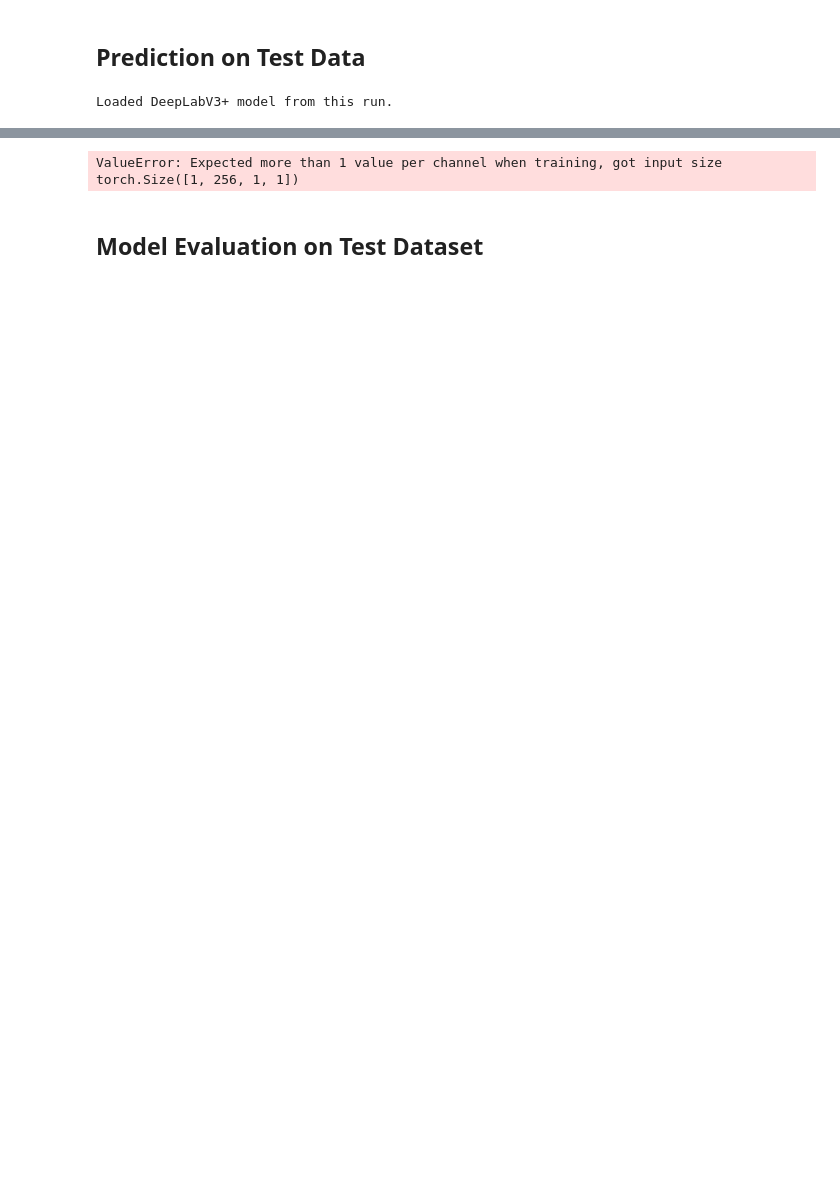
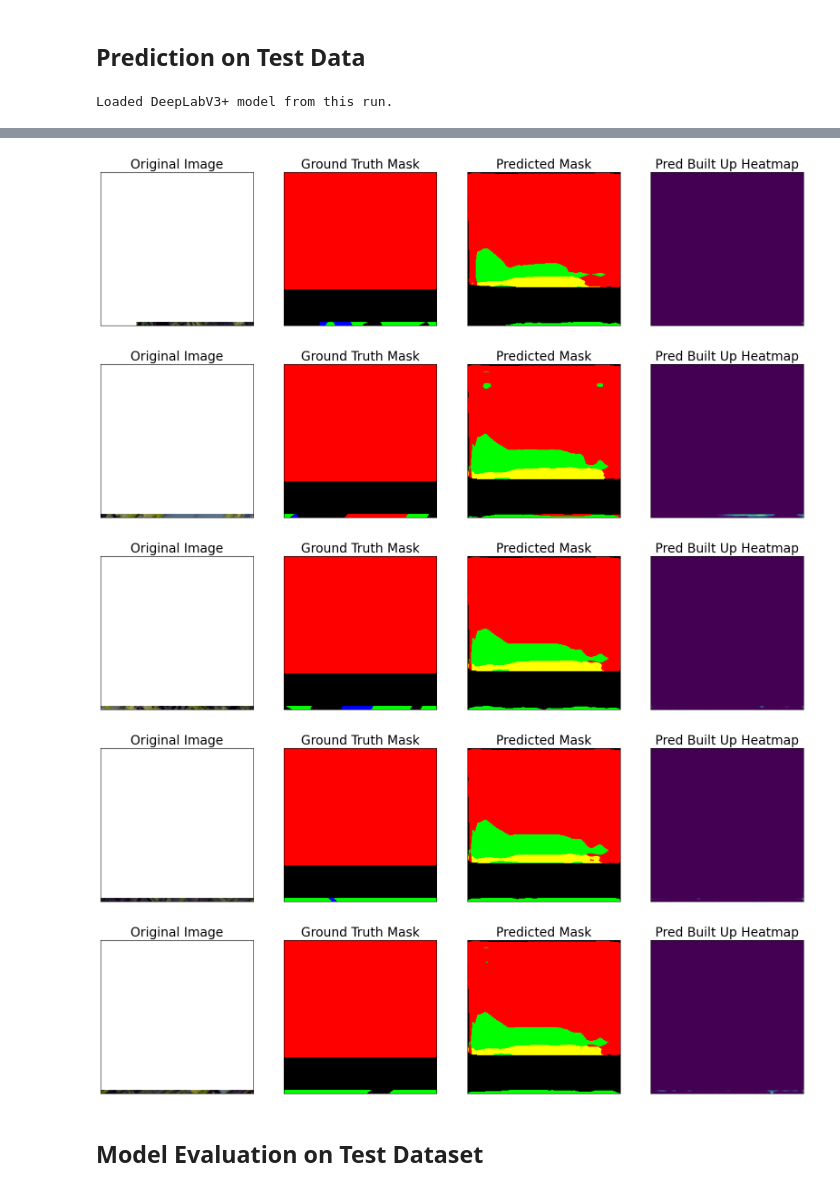
Before and after one commit to swalddy/TA_Unet, a Jupyter notebook: source/DeepLabV3.ipynb, the cells around one changed output, grey strips where cells are left out. Drawn from its saved outputs; the diff is of its cells as text; code cells hidden in the pictures; blank space fills up the shorter version.

```diff
--- a/source/DeepLabV3.ipynb
+++ b/source/DeepLabV3.ipynb
@@ -541,62 +539,66 @@ if not os.path.exists(sample_preds_folder):
 # %%
 best_model = model
 # %%
+# for idx in range(len(test_dataset)):
+
+#     image, gt_mask = test_dataset[idx]
+#     image_vis = test_dataset_vis[idx][0].astype('uint8')
+#     x_tensor = torch.from_numpy(image).to(DEVICE).unsqueeze(0)
+#     # Predict test image
+#     pred_mask = best_model(x_tensor)
+#     pred_mask = pred_mask.detach().squeeze().cpu().numpy()
+#     # Convert pred_mask from `CHW` format to `HWC` format
+#     pred_mask = np.transpose(pred_mask,(1,2,0))
+#     # Get prediction channel corresponding to foreground
+#     pred_built_up_heatmap = pred_mask[:,:,select_classes.index('built-up')]
+#     pred_mask = colour_code_segmentation(reverse_one_hot(pred_mask), select_class_rgb_values)
+#     # Convert gt_mask from `CHW` format to `HWC` format
+#     gt_mask = np.transpose(gt_mask,(1,2,0))
+#     gt_mask = colour_code_segmentation(reverse_one_hot(gt_mask), select_class_rgb_values)
+#     cv2.imwrite(os.path.join(sample_preds_folder, f"sample_pred_{idx}.png"), np.hstack([image_vis, gt_mask, pred_mask])[:,:,::-1])
+
+#     visualize(
+#         original_image = image_vis,
+#         ground_truth_mask = gt_mask,
+#         predicted_mask = pred_mask,
+#         pred_built_up_heatmap = pred_built_up_heatmap
+#     )
+
+# Tentukan jumlah maksimum prediksi untuk divisualisasikan
+max_visualizations = 5
+
 for idx in range(len(test_dataset)):
+    if idx >= max_visualizations:
+        break  # Keluar dari loop setelah mencapai batas maksimum visualisasi
 
     image, gt_mask = test_dataset[idx]
     image_vis = test_dataset_vis[idx][0].astype('uint8')
     x_tensor = torch.from_numpy(image).to(DEVICE).unsqueeze(0)
     # Predict test image
     pred_mask = best_model(x_tensor)
     pred_mask = pred_mask.detach().squeeze().cpu().numpy()
     # Convert pred_mask from `CHW` format to `HWC` format
     pred_mask = np.transpose(pred_mask,(1,2,0))
     # Get prediction channel corresponding to foreground
     pred_built_up_heatmap = pred_mask[:,:,select_classes.index('built-up')]
     pred_mask = colour_code_segmentation(reverse_one_hot(pred_mask), select_class_rgb_values)
     # Convert gt_mask from `CHW` format to `HWC` format
     gt_mask = np.transpose(gt_mask,(1,2,0))
     gt_mask = colour_code_segmentation(reverse_one_hot(gt_mask), select_class_rgb_values)
     cv2.imwrite(os.path.join(sample_preds_folder, f"sample_pred_{idx}.png"), np.hstack([image_vis, gt_mask, pred_mask])[:,:,::-1])
 
     visualize(
         original_image = image_vis,
         ground_truth_mask = gt_mask,
         predicted_mask = pred_mask,
         pred_built_up_heatmap = pred_built_up_heatmap
     )
-
-# # Tentukan jumlah maksimum prediksi untuk divisualisasikan
-# max_visualizations = 5
-
-# for idx in range(len(test_dataset)):
-#     if idx >= max_visualizations:
-#         break  # Keluar dari loop setelah mencapai batas maksimum visualisasi
-
-#     image, gt_mask = test_dataset[idx]
-#     image_vis = test_dataset_vis[idx][0].astype('uint8')
-#     x_tensor = torch.from_numpy(image).to(DEVICE).unsqueeze(0)
-#     # Predict test image
-#     pred_mask = best_model(x_tensor)
-#     pred_mask = pred_mask.detach().squeeze().cpu().numpy()
-#     # Convert pred_mask from `CHW` format to `HWC` format
-#     pred_mask = np.transpose(pred_mask,(1,2,0))
-#     # Get prediction channel corresponding to foreground
-#     pred_built_up_heatmap = pred_mask[:,:,select_classes.index('built-up')]
-#     pred_mask = colour_code_segmentation(reverse_one_hot(pred_mask), select_class_rgb_values)
-#     # Convert gt_mask from `CHW` format to `HWC` format
-#     gt_mask = np.transpose(gt_mask,(1,2,0))
-#     gt_mask = colour_code_segmentation(reverse_one_hot(gt_mask), select_class_rgb_values)
-#     cv2.imwrite(os.path.join(sample_preds_folder, f"sample_pred_{idx}.png"), np.hstack([image_vis, gt_mask, pred_mask])[:,:,::-1])
-
-#     visualize(
-#         original_image = image_vis,
-#         ground_truth_mask = gt_mask,
-#         predicted_mask = pred_mask,
-#         pred_built_up_heatmap = pred_built_up_heatmap
-#     )
 # %% [output]
-ValueError: Expected more than 1 value per channel when training, got input size torch.Size([1, 256, 1, 1])
+[figure, added]
+[figure, added]
+[figure, added]
+[figure, added]
+[figure, added]
 # %% [markdown]
 ## Model Evaluation on Test Dataset
 # %%
```
Also changed, not shown: parts of 9 cells of this notebook, 6 other files.
